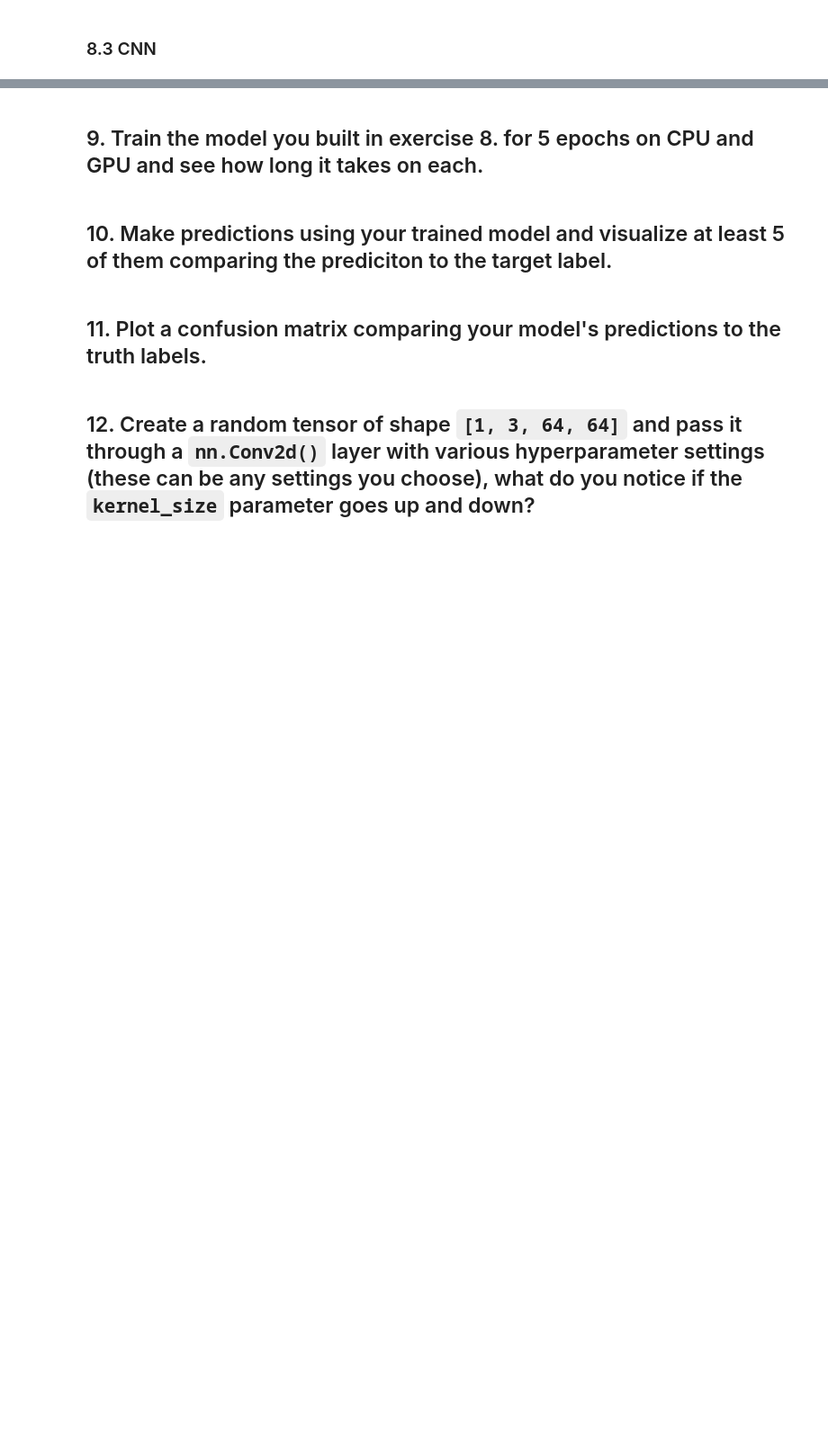
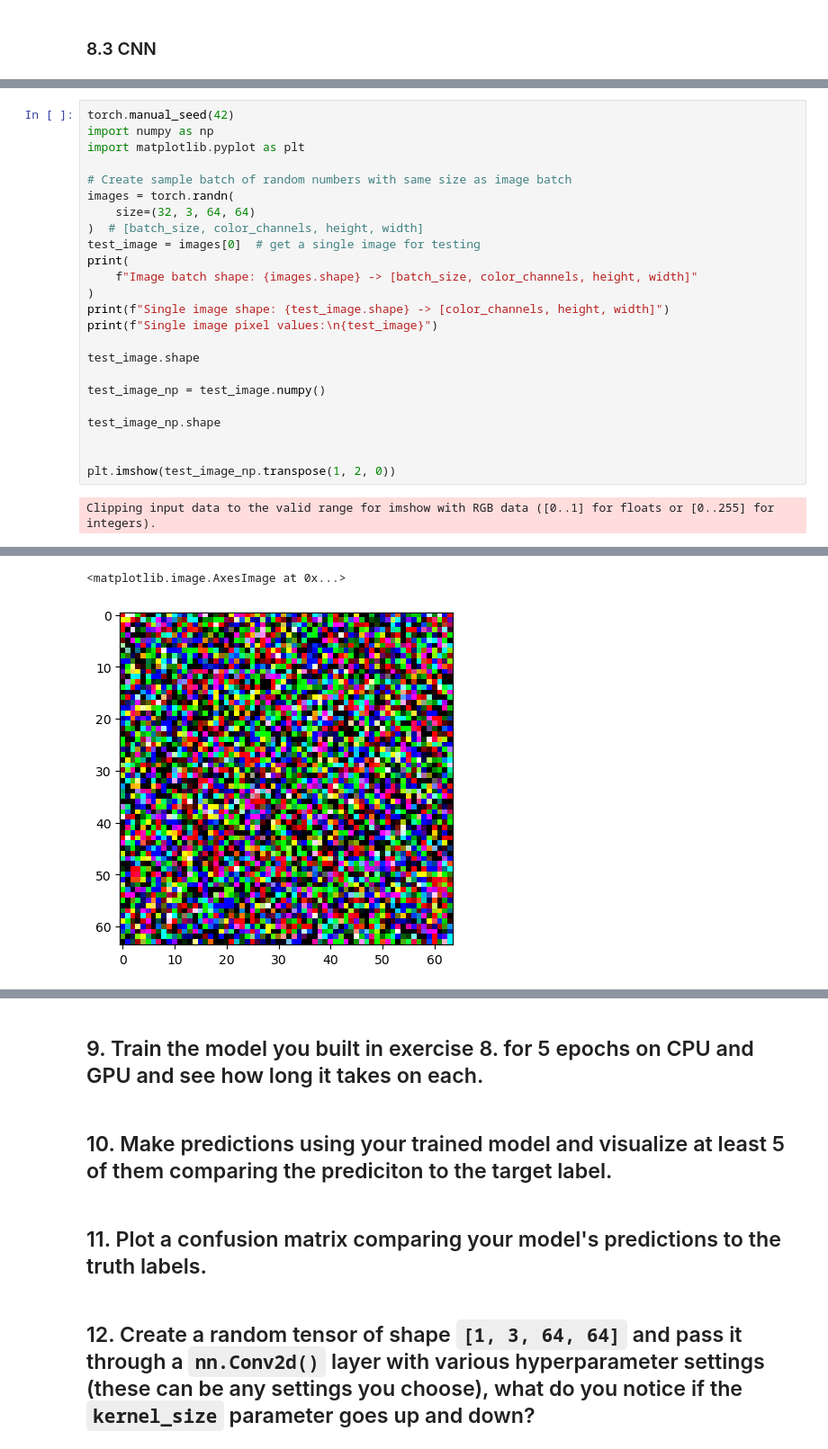
Before and after one commit to guanshengdu/pytorch-deep-learning, a Jupyter notebook: extras/exercises/03_pytorch_computer_vision_exercises.ipynb, the cells around one changed output, grey strips where cells are left out. Shown at 90% size. Drawn from its saved outputs; the diff is of its cells as text; blank space fills up the shorter version.

```diff
--- a/extras/exercises/03_pytorch_computer_vision_exercises.ipynb
+++ b/extras/exercises/03_pytorch_computer_vision_exercises.ipynb
@@ -587,0 +740,26 @@ Accuracy: 0.9222999811172485
+# %%
+torch.manual_seed(42)
+import numpy as np
+import matplotlib.pyplot as plt
+
+# Create sample batch of random numbers with same size as image batch
+images = torch.randn(
+    size=(32, 3, 64, 64)
+)  # [batch_size, color_channels, height, width]
+test_image = images[0]  # get a single image for testing
+print(
+    f"Image batch shape: {images.shape} -> [batch_size, color_channels, height, width]"
+)
+print(f"Single image shape: {test_image.shape} -> [color_channels, height, width]")
+print(f"Single image pixel values:\n{test_image}")
+
+test_image.shape
+
+test_image_np = test_image.numpy()
+
+test_image_np.shape
+
+
+plt.imshow(test_image_np.transpose(1, 2, 0))
+# %% [output]
+Clipping input data to the valid range for imshow with RGB data ([0..1] for floats or [0..255] for integers).
@@ -587,0 +783,2 @@ Accuracy: 0.9222999811172485
+<matplotlib.image.AxesImage at 0x...>
+[figure, added]
```
Also changed, not shown: parts of 18 cells of this notebook, 8 other files.
